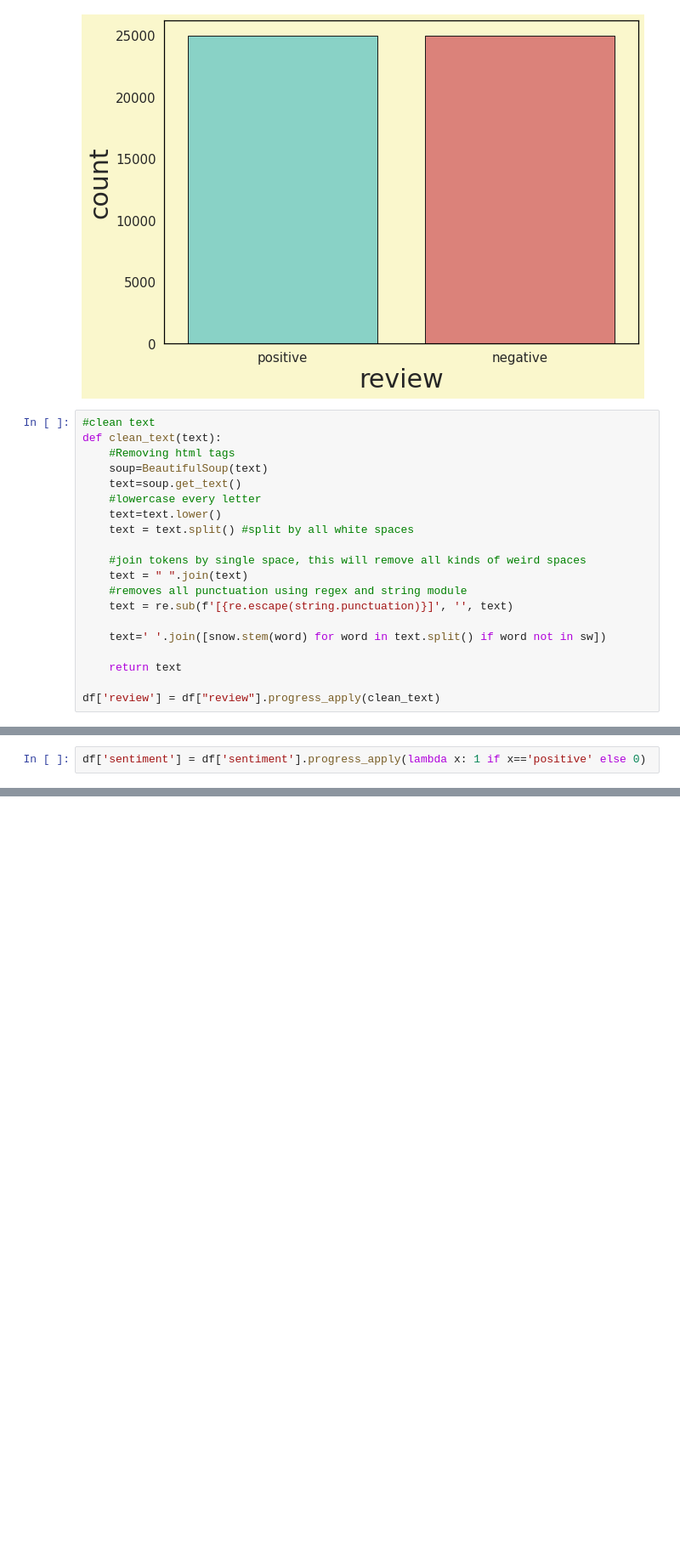
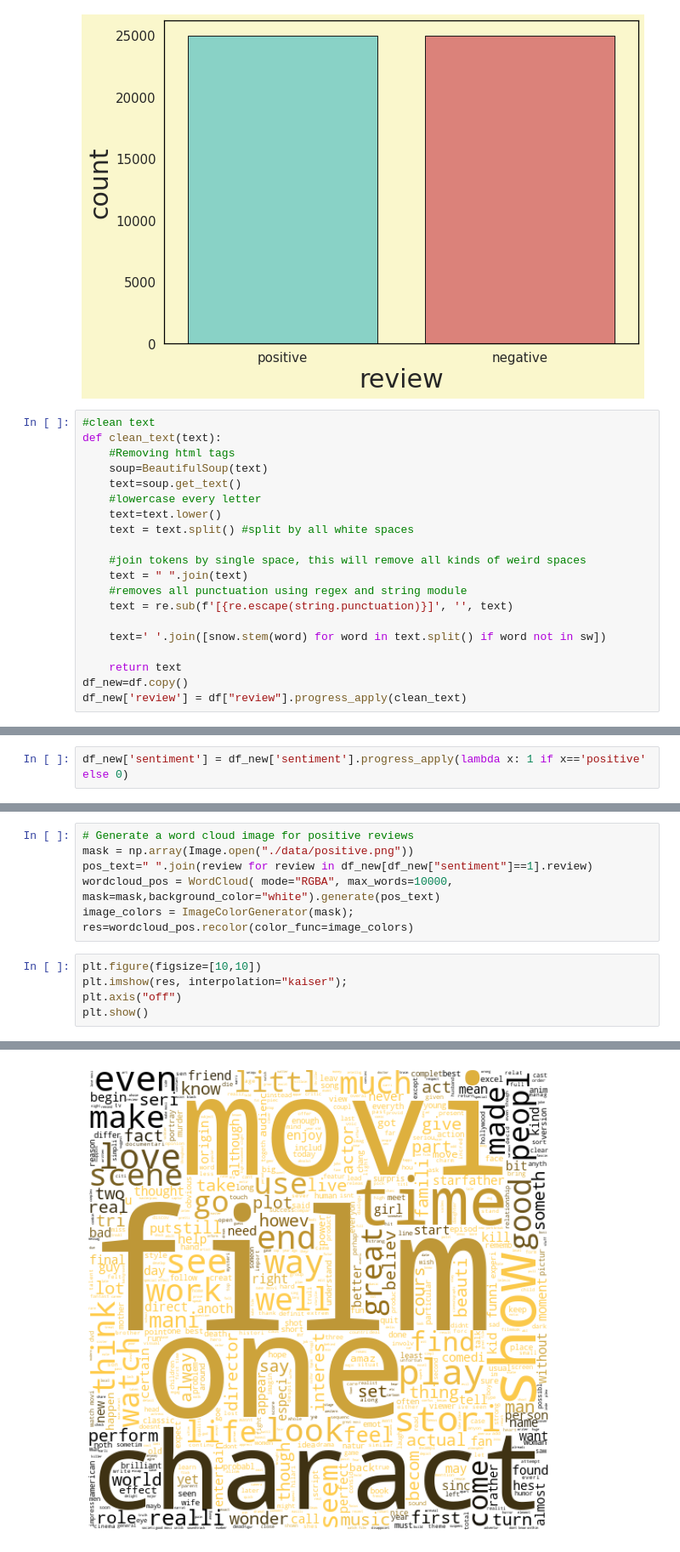
Before and after one commit to MohamedAmineDHIAB/NLP_models_benchmarks_on_IMDB_dataset, a Jupyter notebook: TF-IDF/tfidf.ipynb, the cells around one changed output, grey strips where cells are left out. Shown at 85% size. Drawn from its saved outputs; the diff is of its cells as text; blank space fills up the shorter version.

```diff
--- a/TF-IDF/tfidf.ipynb
+++ b/TF-IDF/tfidf.ipynb
@@ -64,5 +65,5 @@ def clean_text(text):
     text=' '.join([snow.stem(word) for word in text.split() if word not in sw])
 
     return text
-
-df['review'] = df["review"].progress_apply(clean_text)
+df_new=df.copy()
+df_new['review'] = df["review"].progress_apply(clean_text)
@@ -75,2 +83,2 @@ serious attempt show develop sexual two schoolgirl tri exploit fact even today s
 # %%
-df['sentiment'] = df['sentiment'].progress_apply(lambda x: 1 if x=='positive' else 0)
+df_new['sentiment'] = df_new['sentiment'].progress_apply(lambda x: 1 if x=='positive' else 0)
@@ -85,0 +85,13 @@ plt.show()
+# %%
+# Generate a word cloud image for positive reviews
+mask = np.array(Image.open("./data/positive.png"))
+pos_text=" ".join(review for review in df_new[df_new["sentiment"]==1].review)
+wordcloud_pos = WordCloud( mode="RGBA", max_words=10000, mask=mask,background_color="white").generate(pos_text)
+image_colors = ImageColorGenerator(mask);
+res=wordcloud_pos.recolor(color_func=image_colors)
+# %%
+plt.figure(figsize=[10,10])
+plt.imshow(res, interpolation="kaiser");
+plt.axis("off")
+plt.show()
+# %% [output]
@@ -85,0 +99 @@ plt.show()
+[figure, added]
```
Also changed, not shown: parts of 7 cells of this notebook, 4 other files.
